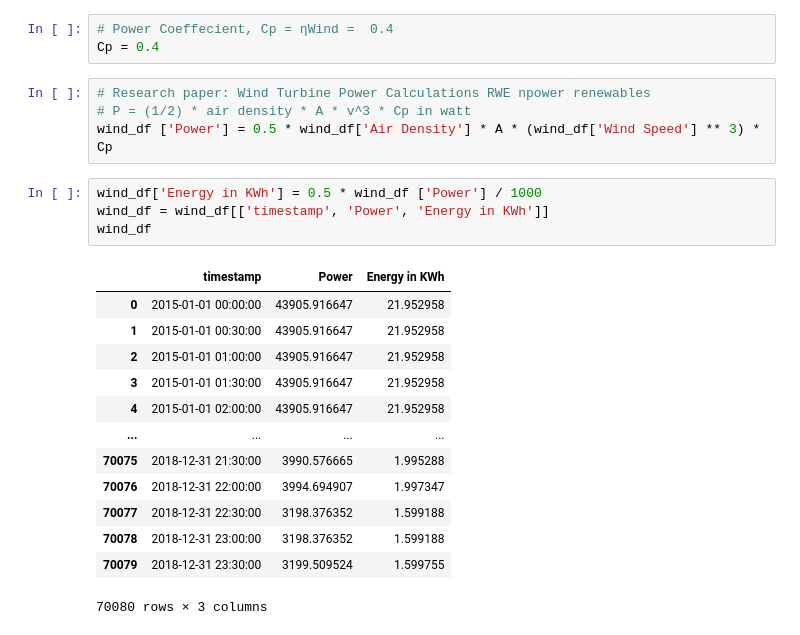
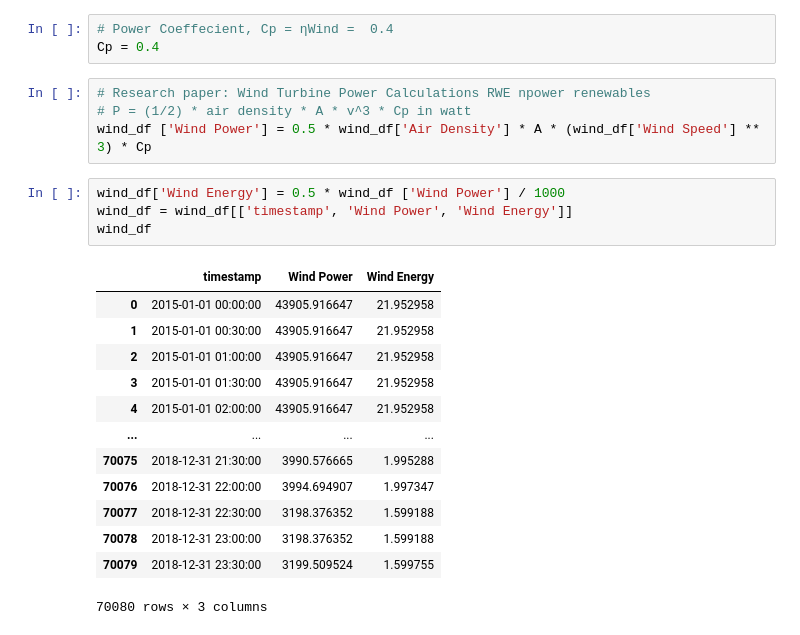
Before and after one commit to rishabhjain1997/Energy-Datasets, a Jupyter notebook: energy_generation.ipynb, the cells around one changed output. Saved outputs shown, nothing was run; the diff lists cells and outputs as text.

```diff
--- a/energy_generation.ipynb
+++ b/energy_generation.ipynb
@@ -197,13 +260,13 @@ Cp = 0.4
 # %%
 # Research paper: Wind Turbine Power Calculations RWE npower renewables
 # P = (1/2) * air density * A * v^3 * Cp in watt
-wind_df ['Power'] = 0.5 * wind_df['Air Density'] * A * (wind_df['Wind Speed'] ** 3) * Cp
+wind_df ['Wind Power'] = 0.5 * wind_df['Air Density'] * A * (wind_df['Wind Speed'] ** 3) * Cp
 # %%
-wind_df['Energy in KWh'] = 0.5 * wind_df ['Power'] / 1000
-wind_df = wind_df[['timestamp', 'Power', 'Energy in KWh']]
+wind_df['Wind Energy'] = 0.5 * wind_df ['Wind Power'] / 1000
+wind_df = wind_df[['timestamp', 'Wind Power', 'Wind Energy']]
 wind_df
 # %% [output]
-|  | timestamp | Power | Energy in KWh |
+|  | timestamp | Wind Power | Wind Energy |
 | 0 | 2015-01-01 00:00:00 | 43905.916647 | 21.952958 |
 | 1 | 2015-01-01 00:30:00 | 43905.916647 | 21.952958 |
 | 2 | 2015-01-01 01:00:00 | 43905.916647 | 21.952958 |
```
Also changed, not shown: parts of 20 cells of this notebook, 1 other file.
